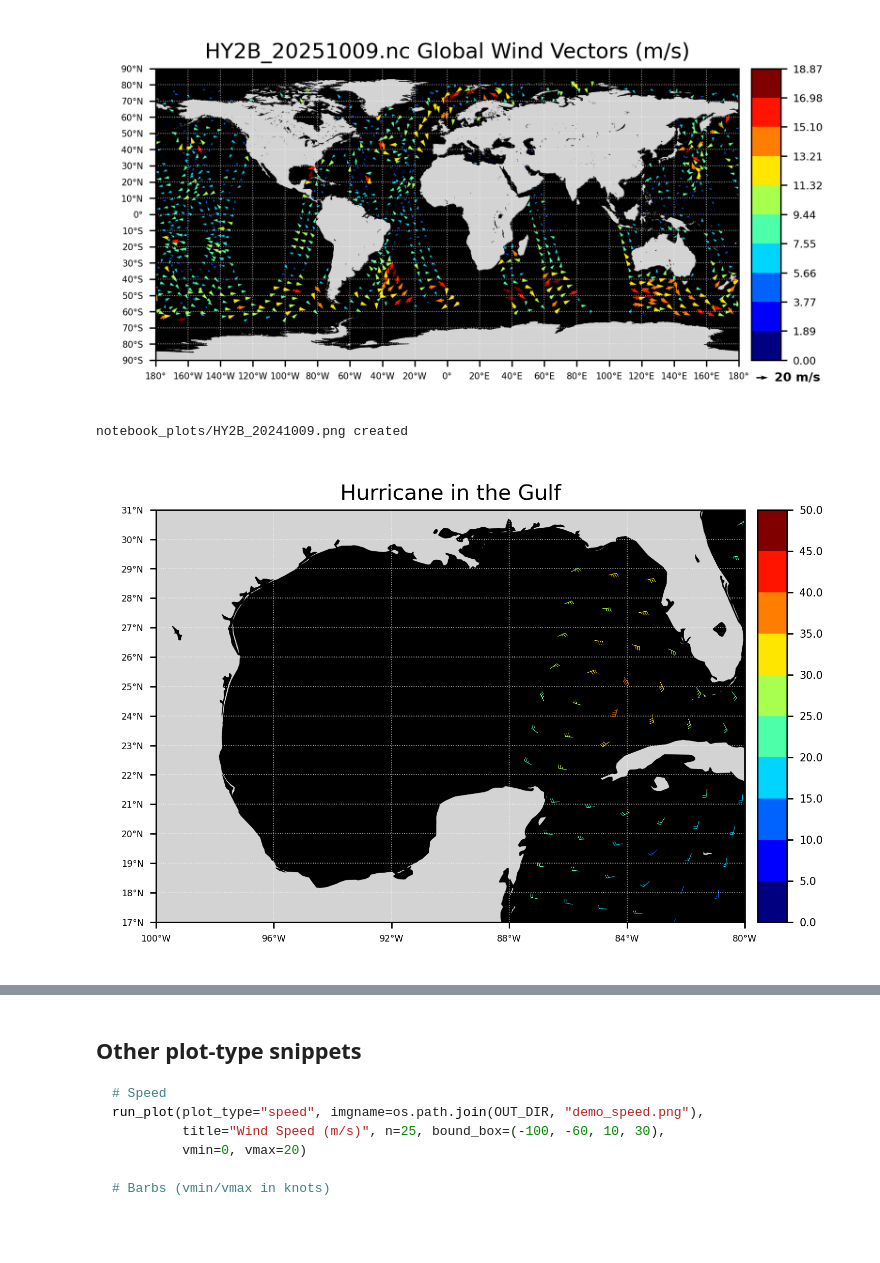
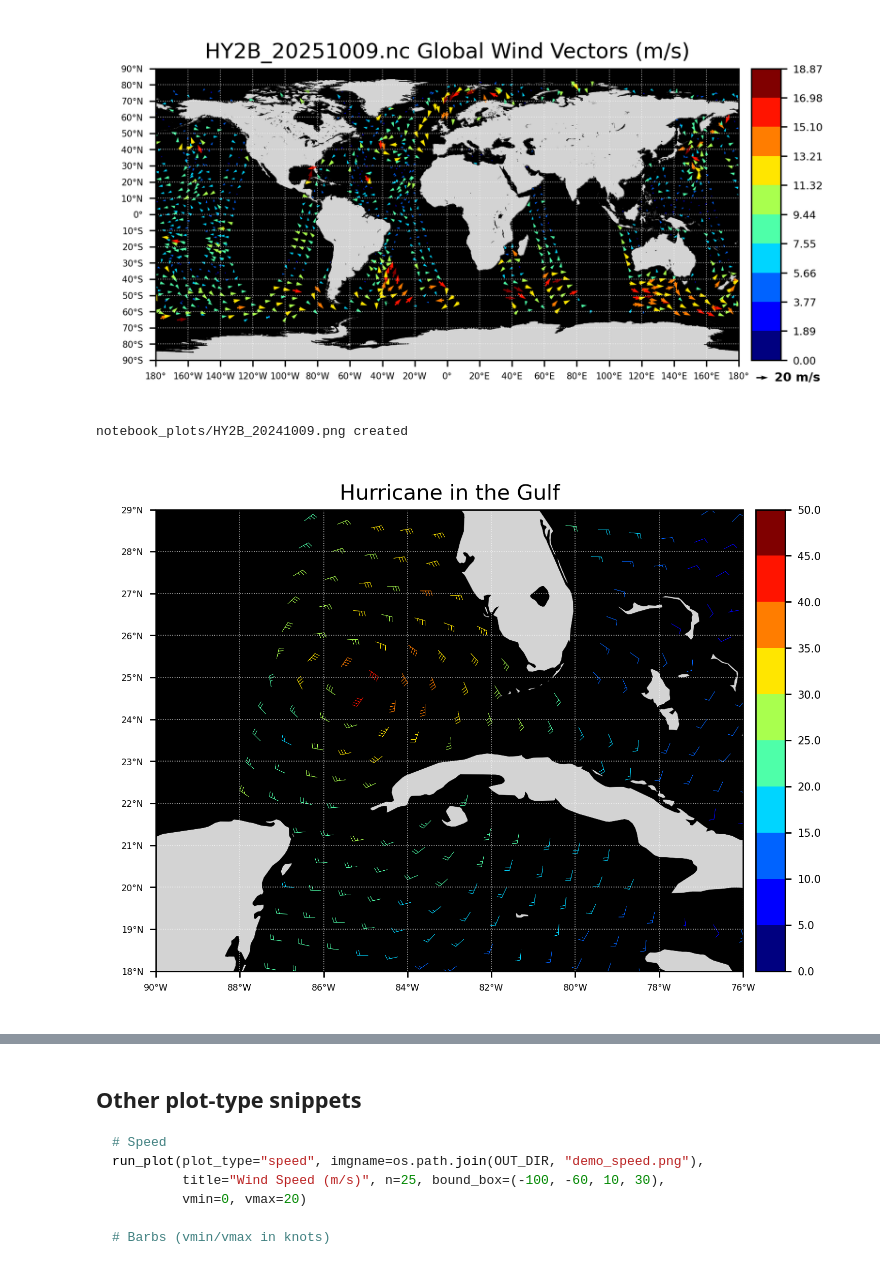
Before and after one commit to jasminemasopeh/modern_coaps_daily_swath, a Jupyter notebook: map_swath_data.ipynb, the cells around one changed output, grey strips where cells are left out. Cells and saved outputs as stored; diff of their text form; code cells hidden in the pictures; blank space fills up the shorter version.

```diff
--- a/map_swath_data.ipynb
+++ b/map_swath_data.ipynb
@@ -752,19 +752,20 @@ notebook_plots/HY2B_20241009_wind_vectors_global.png created
 # %%
 run_plot(
     file_name="HY2B_nc/HY2B_20241009.nc",
     plot_type="barbs",
     imgname=os.path.join(OUT_DIR, "HY2B_20241009.png"),
     title="Hurricane in the Gulf",
-    n=5,
+    n=3,
     #bound_box=(-98, -80, 18, 31),  # wider: TX–FL, Yucatán–US coast
-    bound_box=(-100, -80, 17, 31),
+    # bound_box=(-100, -80, 17, 31),
+    bound_box=(-90, -76, 18, 29),
     vmin=0,
     vmax=50,
-    barb_size=3.0,
+    barb_size=3.5,
 )
 # %% [output]
 notebook_plots/HY2B_20241009.png created
-[figure, old version]
+[figure, new version]
 # %%
 # Barbs (vmin/vmax in knots)
 run_plot(
```
Also changed, not shown: parts of 1 cell of this notebook, 2 other files.
